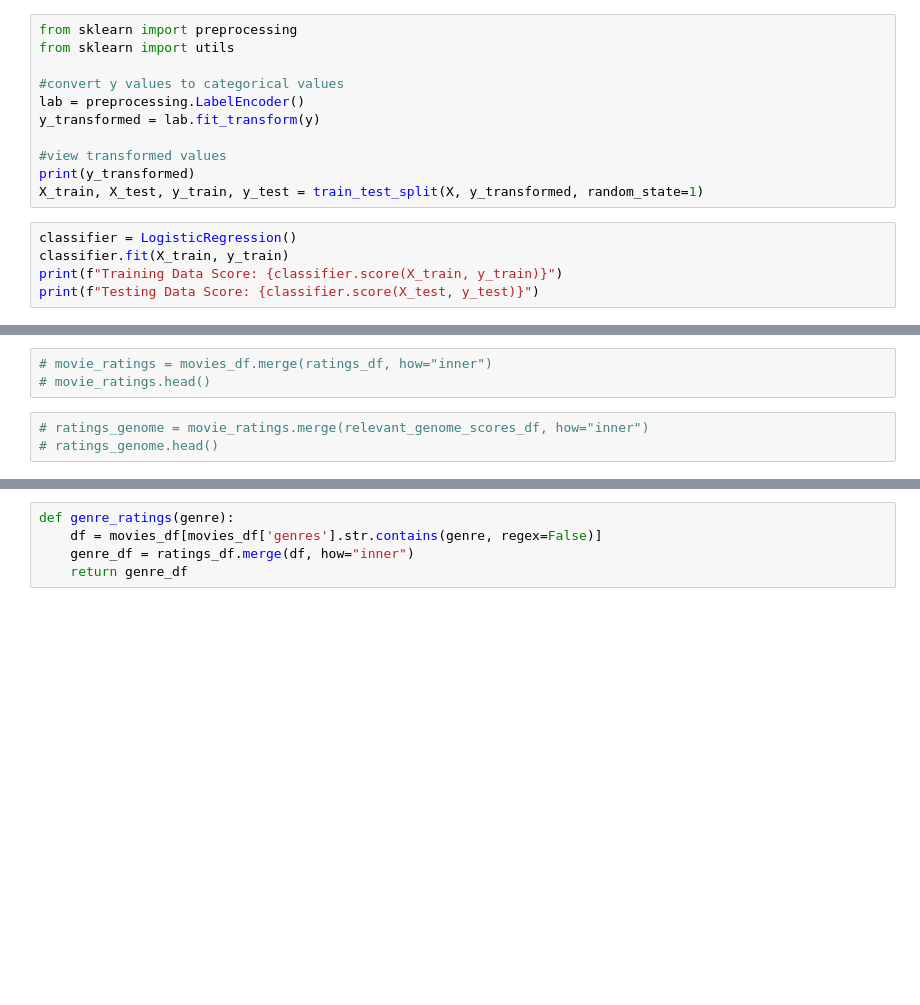
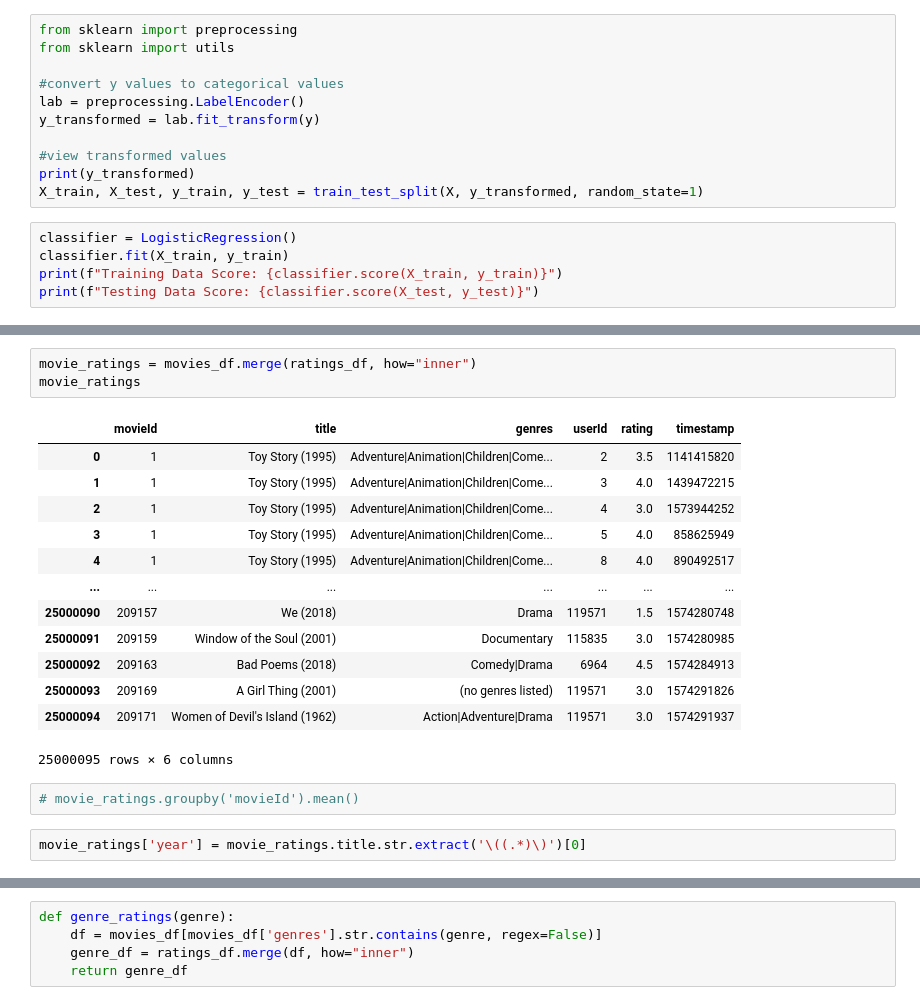
Before and after one commit to blancacarretero/movie-recommendation-engine, a Jupyter notebook: main.ipynb, the cells around one changed output, grey strips where cells are left out. Cells and saved outputs as stored; diff of their text form; blank space fills up the shorter version.

```diff
--- a/main.ipynb
+++ b/main.ipynb
@@ -69,6 +85,21 @@ print(f"Testing Data Score: {classifier.score(X_test, y_test)}")
 # %%
-# movie_ratings = movies_df.merge(ratings_df, how="inner")
-# movie_ratings.head()
+movie_ratings = movies_df.merge(ratings_df, how="inner")
+movie_ratings
+# %% [output]
+|  | movieId | title | genres | userId | rating | timestamp |
+| 0 | 1 | Toy Story (1995) | Adventure|Animation|Children|Come... | 2 | 3.5 | 1141415820 |
+| 1 | 1 | Toy Story (1995) | Adventure|Animation|Children|Come... | 3 | 4.0 | 1439472215 |
+| 2 | 1 | Toy Story (1995) | Adventure|Animation|Children|Come... | 4 | 3.0 | 1573944252 |
+| 3 | 1 | Toy Story (1995) | Adventure|Animation|Children|Come... | 5 | 4.0 | 858625949 |
+| 4 | 1 | Toy Story (1995) | Adventure|Animation|Children|Come... | 8 | 4.0 | 890492517 |
+| ... | ... | ... | ... | ... | ... | ... |
+| 25000090 | 209157 | We (2018) | Drama | 119571 | 1.5 | 1574280748 |
+| 25000091 | 209159 | Window of the Soul (2001) | Documentary | 115835 | 3.0 | 1574280985 |
+| 25000092 | 209163 | Bad Poems (2018) | Comedy|Drama | 6964 | 4.5 | 1574284913 |
+| 25000093 | 209169 | A Girl Thing (2001) | (no genres listed) | 119571 | 3.0 | 1574291826 |
+| 25000094 | 209171 | Women of Devil's Island (1962) | Action|Adventure|Drama | 119571 | 3.0 | 1574291937 |
+25000095 rows × 6 columns
-# %%
-# ratings_genome = movie_ratings.merge(relevant_genome_scores_df, how="inner")
-# ratings_genome.head()
+# %%
+# movie_ratings.groupby('movieId').mean()
+# %%
+movie_ratings['year'] = movie_ratings.title.str.extract('\((.*)\)')[0]
```
Also changed, not shown: parts of 20 cells of this notebook.
